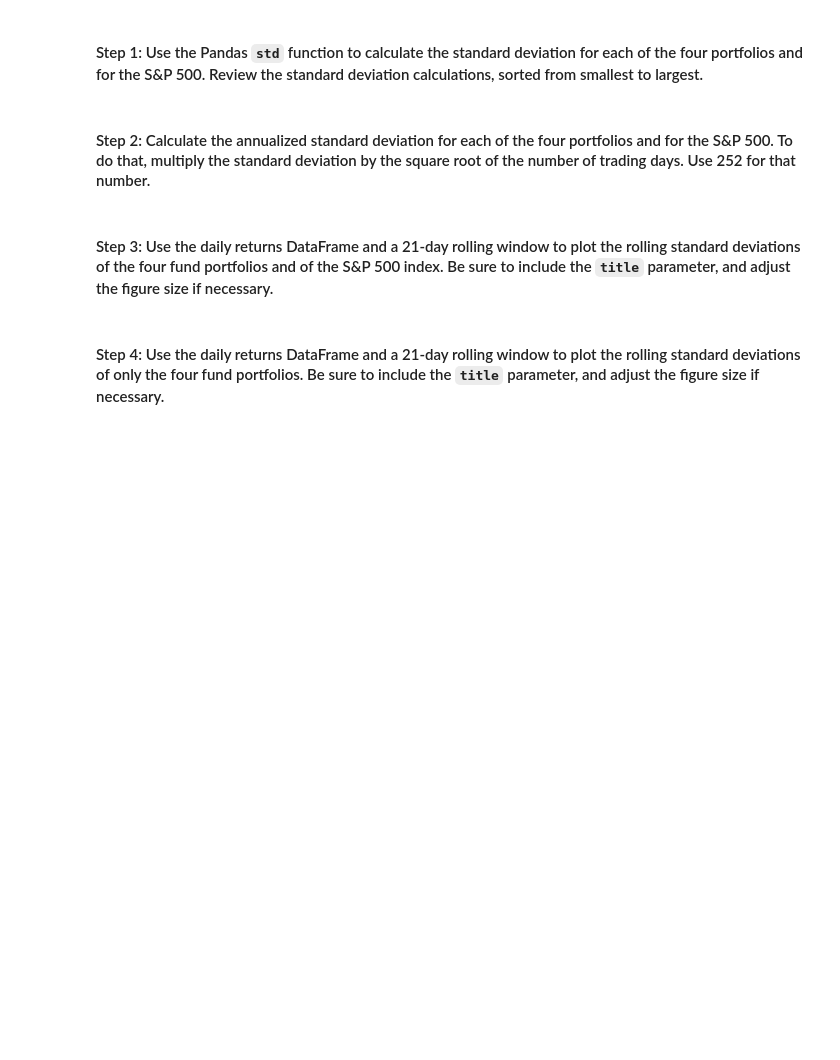
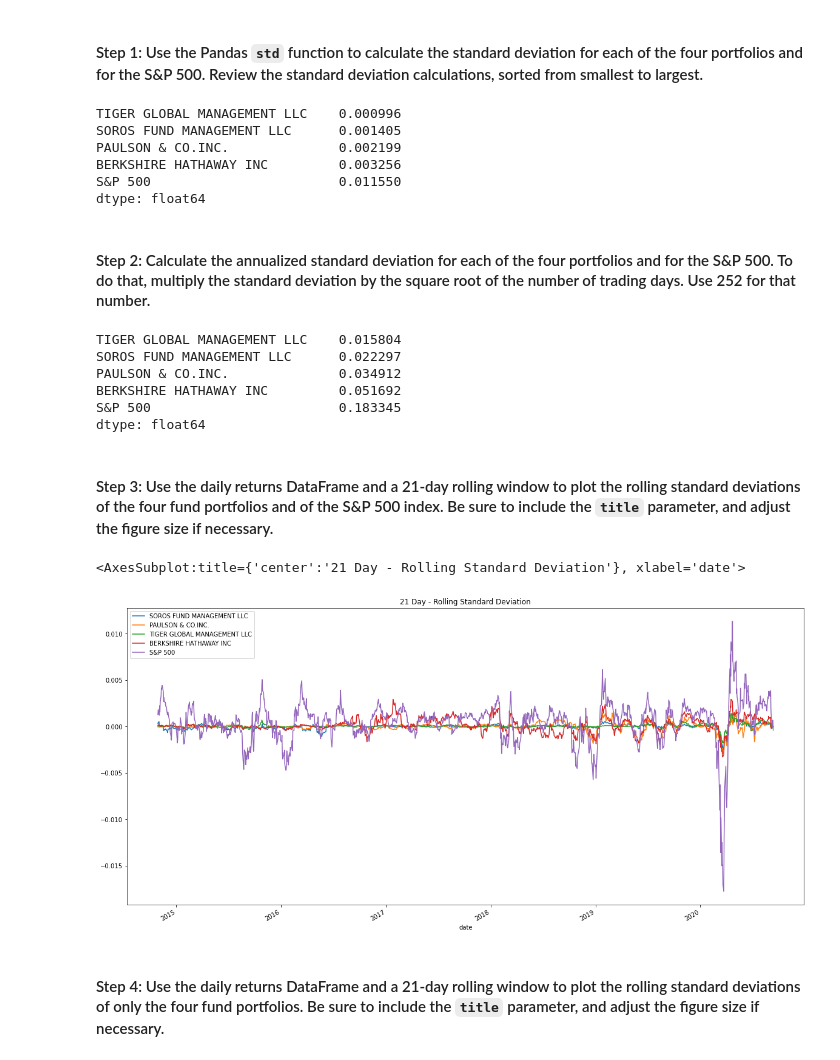
Before and after one commit to ScientiaCapital/Whale-Portfolio-Analysis, a Jupyter notebook: risk_return_analysis.ipynb, the cells around one changed output. Cells and saved outputs as stored; diff of their text form; code cells hidden in the pictures; blank space fills up the shorter version.

```diff
--- a/risk_return_analysis.ipynb
+++ b/risk_return_analysis.ipynb
@@ -281,21 +282,49 @@ Evaluate the risk profile of each portfolio by using the standard deviation and
 #### Step 1: Use the Pandas `std` function to calculate the standard deviation for each of the four portfolios and for the S&P 500. Review the standard deviation calculations, sorted from smallest to largest.
 # %%
 # Calculate and sort the standard deviation for all 4 portfolios and the S&P 500
+whale_std_sorted = whale_daily_returns.std().sort_values()
+
 # Review the standard deviations sorted smallest to largest
-# YOUR CODE HERE
+whale_std_sorted
+# %% [output]
+TIGER GLOBAL MANAGEMENT LLC    0.000996
+SOROS FUND MANAGEMENT LLC      0.001405
+PAULSON & CO.INC.              0.002199
+BERKSHIRE HATHAWAY INC         0.003256
+S&P 500                        0.011550
+dtype: float64
 # %% [markdown]
 #### Step 2: Calculate the annualized standard deviation for each of the four portfolios and for the S&P 500. To do that, multiply the standard deviation by the square root of the number of trading days. Use 252 for that number.
 # %%
 # Calculate and sort the annualized standard deviation (252 trading days) of the 4 portfolios and the S&P 500
 # Review the annual standard deviations smallest to largest
-# YOUR CODE HERE
+trading_days = 252
+
+# Then multiply that value by the number of trading days in a year, using the trading_days variable set above
+annual_std_whale_returns = whale_daily_returns.std() * np.sqrt(trading_days)
+
+# Sort the annual average returns for the cryptocurrencies from lowest to highest
+annual_std_whale_returns.sort_values()
+# %% [output]
+TIGER GLOBAL MANAGEMENT LLC    0.015804
+SOROS FUND MANAGEMENT LLC      0.022297
+PAULSON & CO.INC.              0.034912
+BERKSHIRE HATHAWAY INC         0.051692
+S&P 500                        0.183345
+dtype: float64
 # %% [markdown]
 #### Step 3: Use the daily returns DataFrame and a 21-day rolling window to plot the rolling standard deviations of the four fund portfolios and of the S&P 500 index. Be sure to include the `title` parameter, and adjust the figure size if necessary.
 # %%
 # Using the daily returns DataFrame and a 21-day rolling window,
 # plot the rolling standard deviation of the 4 portfolios and the S&P 500
 # Include a title parameter and adjust the figure size
-# YOUR CODE HERE
+
+whale_daily_returns_21 = whale_daily_returns.rolling(window=21).mean()
+
+whale_daily_returns_21.plot(figsize=(20, 10), title="21 Day - Rolling Standard Deviation", label='date')
+# %% [output]
+<AxesSubplot:title={'center':'21 Day - Rolling Standard Deviation'}, xlabel='date'>
+[figure, added]
 # %% [markdown]
 #### Step 4: Use the daily returns DataFrame and a 21-day rolling window to plot the rolling standard deviations of only the four fund portfolios. Be sure to include the `title` parameter, and adjust the figure size if necessary.
 # %%
```
Also changed, not shown: parts of 2 cells of this notebook.
